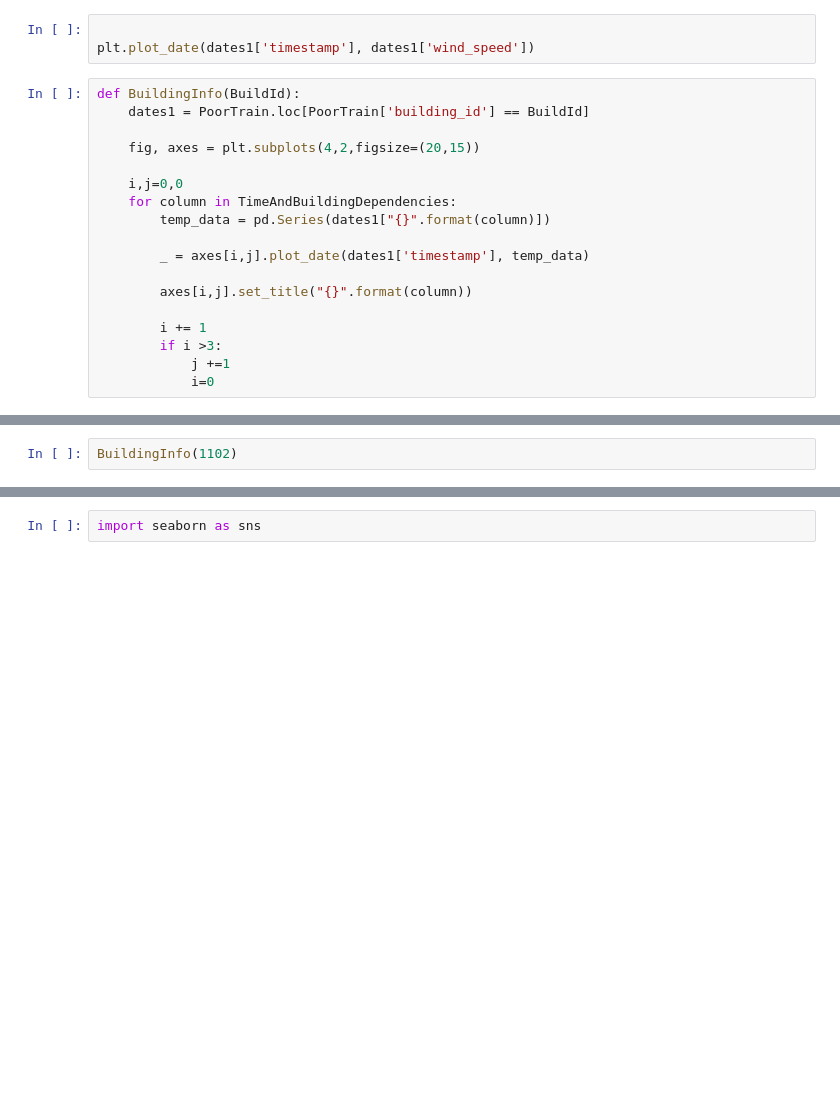
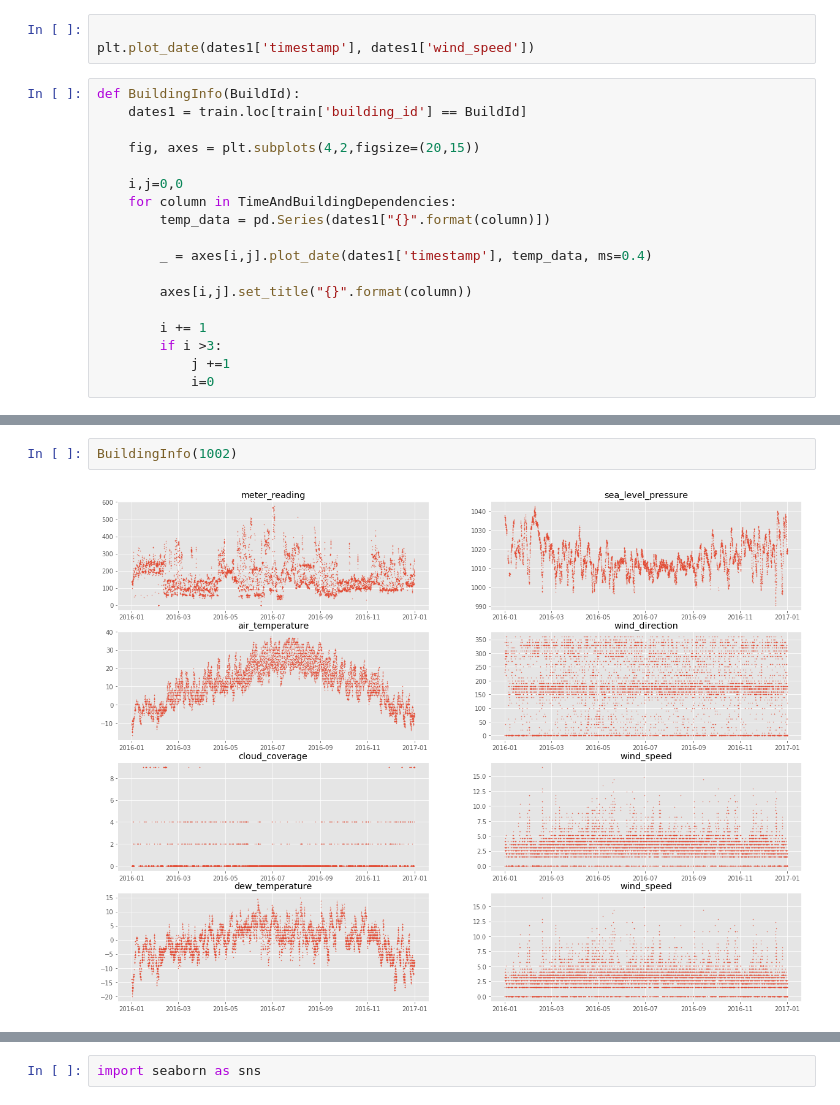
Before and after one commit to Latterlig96/KaggleHeatpredict, a Jupyter notebook: Preprocess-checkpoint.ipynb, the cells around one changed output, grey strips where cells are left out. Cells and saved outputs as stored; diff of their text form; blank space fills up the shorter version.

```diff
--- a/Preprocess-checkpoint.ipynb
+++ b/Preprocess-checkpoint.ipynb
@@ -155,7 +176,7 @@ dates1
 plt.plot_date(dates1['timestamp'], dates1['wind_speed'])
 # %%
 def BuildingInfo(BuildId):
-    dates1 = PoorTrain.loc[PoorTrain['building_id'] == BuildId]
+    dates1 = train.loc[train['building_id'] == BuildId]
 
     fig, axes = plt.subplots(4,2,figsize=(20,15))
 
@@ -163,7 +184,7 @@ def BuildingInfo(BuildId):
     for column in TimeAndBuildingDependencies:
         temp_data = pd.Series(dates1["{}".format(column)])
 
-        _ = axes[i,j].plot_date(dates1['timestamp'], temp_data)
+        _ = axes[i,j].plot_date(dates1['timestamp'], temp_data, ms=0.4)
 
         axes[i,j].set_title("{}".format(column))
 
@@ -174,2 +213,4 @@ def BuildingInfo(BuildId):
 # %%
-BuildingInfo(1102)
+BuildingInfo(1002)
+# %% [output]
+[figure, added]
```
Also changed, not shown: parts of 11 cells of this notebook, 1 other file.
